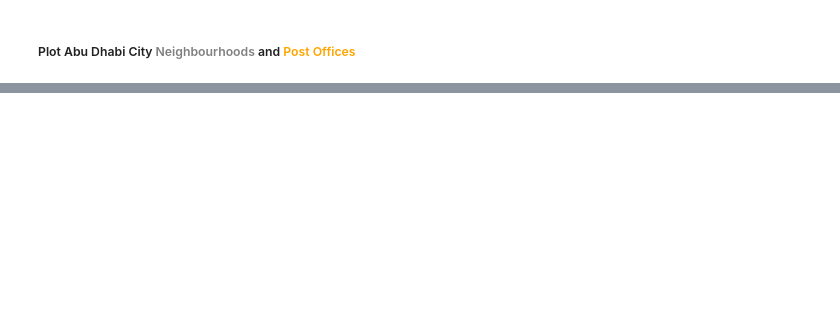
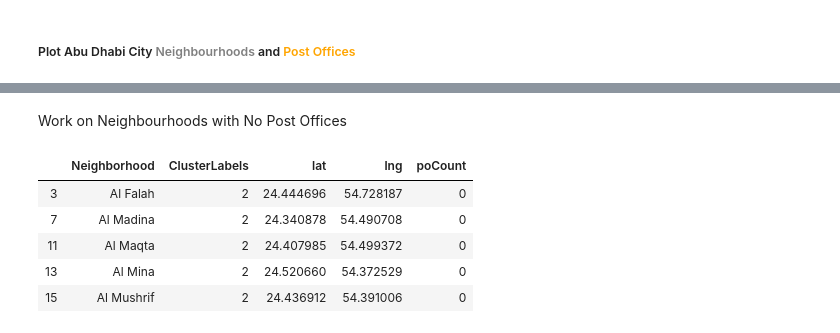
Before and after one commit to ZssAsh/Coursera_Capstone, a Jupyter notebook: DataScienceCapstoneProject.ipynb, the cells around one changed output, grey strips where cells are left out. Drawn from its saved outputs; the diff is of its cells as text; code cells hidden in the pictures; blank space fills up the shorter version.

```diff
--- a/DataScienceCapstoneProject.ipynb
+++ b/DataScienceCapstoneProject.ipynb
@@ -493,0 +520,4 @@ df_ADNeighbourhoods_clustering.head() # check the last columns!
+# %%
+# Get Cluster value for 0 Offices
+ClustOffices = (df_ADNeighbourhoods_clustering.loc[df_ADNeighbourhoods_clustering['poCount'] == 0, 'ClusterLabels'].values[0])
+print(ClustOffices)
@@ -535,0 +569,12 @@ df_ADNeighbourhoods.loc[df_ADNeighbourhoods['ClusterLabels'] == 0, df_ADNeighbou
+# %% [markdown]
+Work on Neighbourhoods with No Post Offices
+# %%
+df_ADNeighbourhoods0 = pd.DataFrame(df_ADNeighbourhoods_clustering[df_ADNeighbourhoods_clustering['ClusterLabels']==ClustOffices])
+df_ADNeighbourhoods0.head()
+# %% [output]
+|  | Neighborhood | ClusterLabels | lat | lng | poCount |
+| 3 | Al Falah | 2 | 24.444696 | 54.728187 | 0 |
+| 7 | Al Madina | 2 | 24.340878 | 54.490708 | 0 |
+| 11 | Al Maqta | 2 | 24.407985 | 54.499372 | 0 |
+| 13 | Al Mina | 2 | 24.520660 | 54.372529 | 0 |
+| 15 | Al Mushrif | 2 | 24.436912 | 54.391006 | 0 |
```
Also changed, not shown: parts of 45 cells of this notebook, 1 other file.
